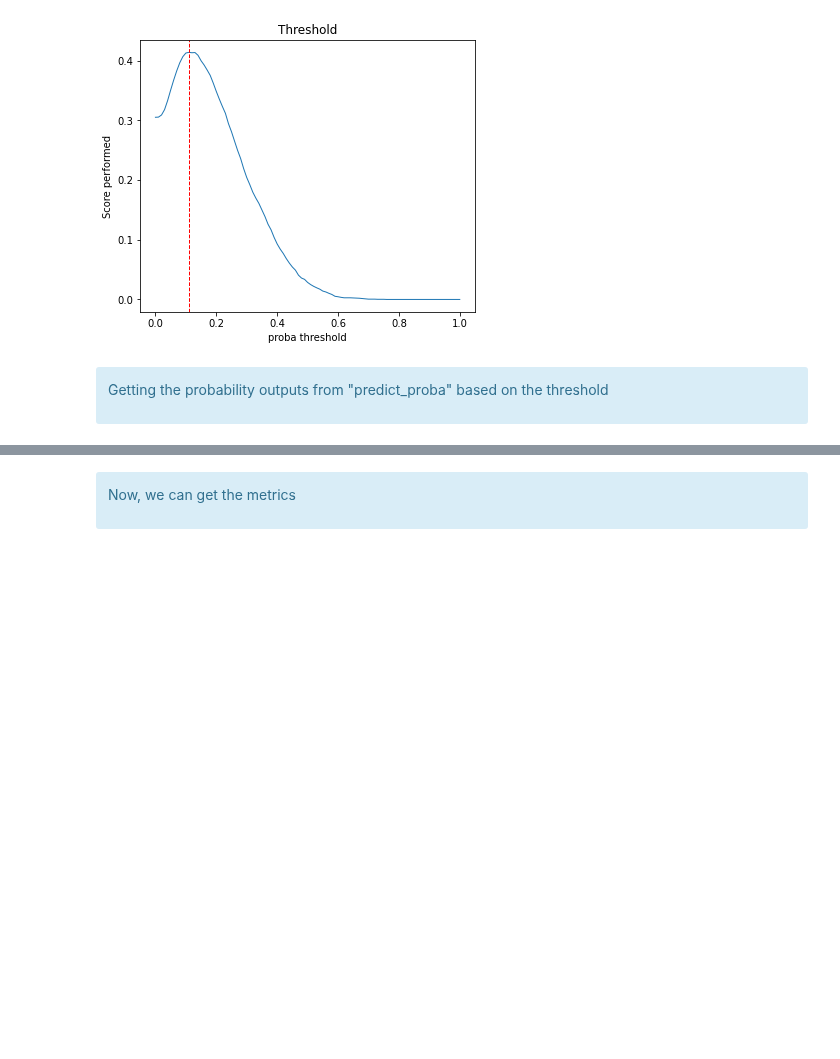
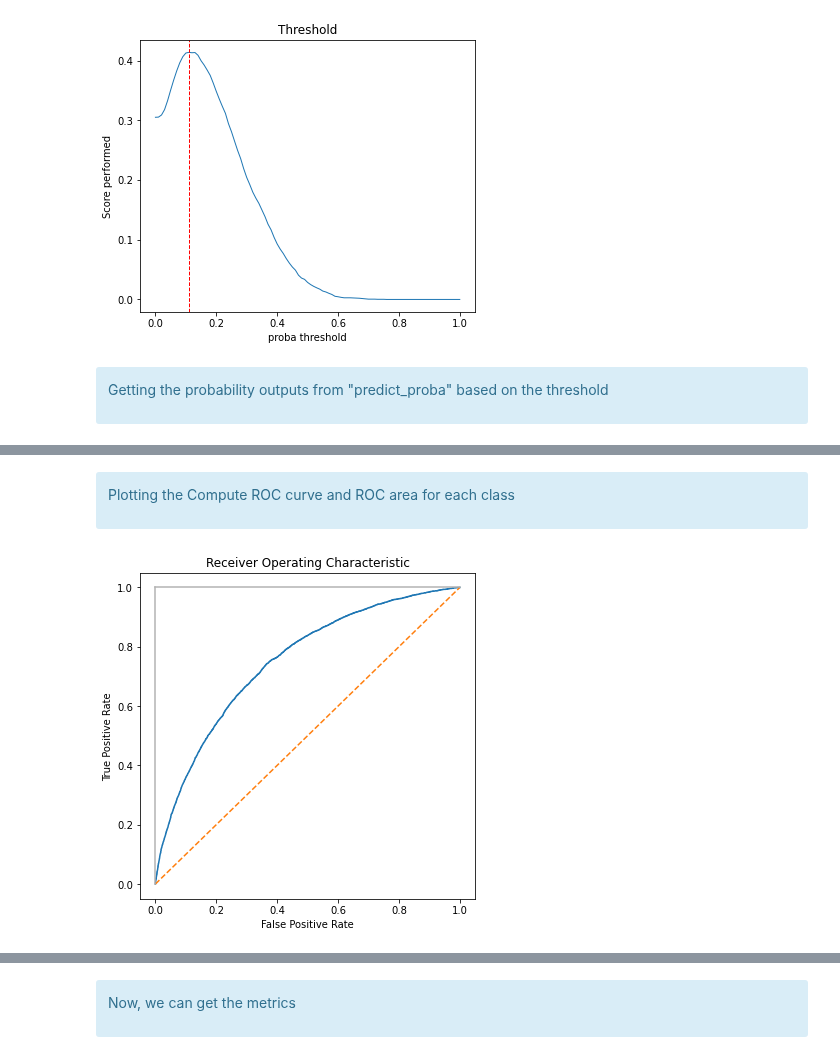
Before and after one commit to samirhinojosa/OC-P7-IMPLEMENT-A-SCORING-MODEL, a Jupyter notebook: notebooks/FINAL_notebook-modeling-aws.ipynb, the cells around one changed output, grey strips where cells are left out. Cells and saved outputs as stored; diff of their text form; code cells hidden in the pictures; blank space fills up the shorter version.

```diff
--- a/notebooks/FINAL_notebook-modeling-aws.ipynb
+++ b/notebooks/FINAL_notebook-modeling-aws.ipynb
@@ -676,0 +704,19 @@ y_pred = (y_pred > threshold).astype(int)
+# %% [markdown]
+<div class="alert alert-block alert-info">
+    <p>Plotting the Compute ROC curve and ROC area for each class</p>
+</div>
+# %%
+fpr = dict()
+tpr = dict()
+fpr["micro"], tpr["micro"], _ = roc_curve(y_test.ravel(), y_prob.ravel())
+
+plt.subplots(1, figsize=(6, 6))
+plt.title("Receiver Operating Characteristic")
+plt.plot(fpr["micro"], tpr["micro"])
+plt.plot([0, 1], ls="--")
+plt.plot([0, 0], [1, 0] , c=".7"), plt.plot([1, 1] , c=".7")
+plt.ylabel("True Positive Rate")
+plt.xlabel("False Positive Rate")
+plt.show()
+# %% [output]
+[figure, added]
```
Also changed, not shown: parts of 25 cells of this notebook, 1 other file.
